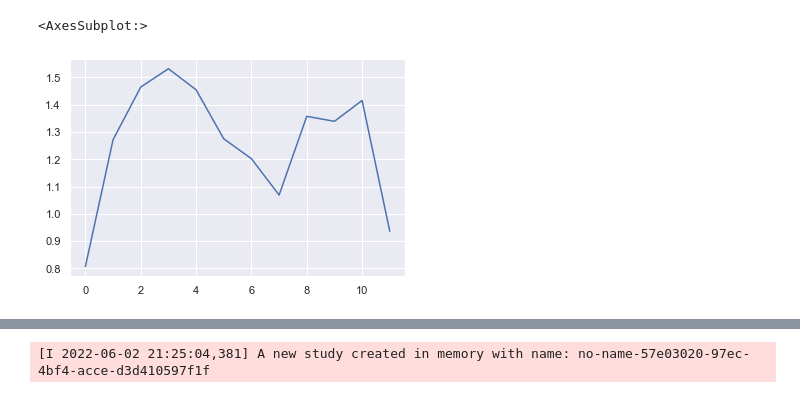
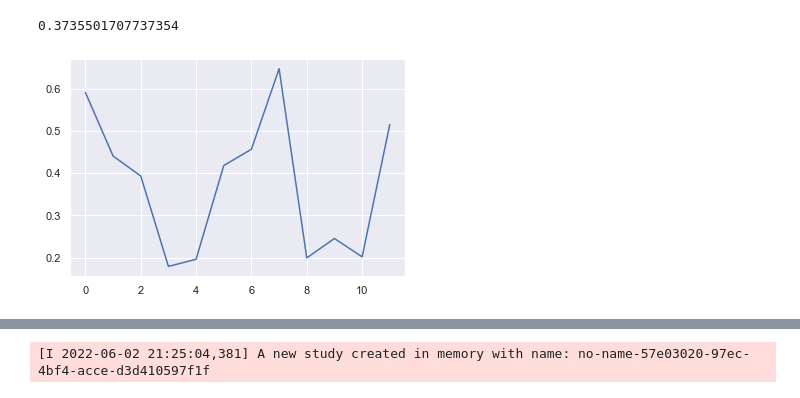
Before and after one commit to vlieven/G0Z39a, a Jupyter notebook: notebooks/test_forecasting.ipynb, the cells around one changed output, grey strips where cells are left out. Drawn from its saved outputs; the diff is of its cells as text; code cells hidden in the pictures.

```diff
--- a/notebooks/test_forecasting.ipynb
+++ b/notebooks/test_forecasting.ipynb
@@ -85,23 +111,31 @@ print(np.mean(scores))
-# %%
-import seaborn as sns
-
-sns.set(style="darkgrid")
-sns.lineplot(data=scores)
-# %% [output]
-<AxesSubplot:>
-[figure, removed]
 # %%
 from sklearn.pipeline import Pipeline
-from nepal.ml.transformers import RollingWindowSum
+from nepal.ml.transformers import RollingWindowSum, log_transformer
 
 transformers: Pipeline = Pipeline(
     [
         (
             "with_active_infections",
-            RollingWindowSum("new_cases", target="infections", window=10),
+            RollingWindowSum(
+                "new_cases", target="infections", window=10, transformer=log_transformer
+            ),
         ),
     ]
 )
+
+forecaster = LGBMForecaster(
+    lgb.LGBMRegressor(objective=mape.name), lag=18, transformers=transformers
+)
+
+scores: Sequence[float] = cross_validate(
+    forecaster, splitter=splitter, y=df_y, Xs=[extra_pop], loss=mape.function
+)
+
+sns.lineplot(data=scores)
+print(np.mean(scores))
+# %% [output]
+0.3735501707737354
+[figure, added]
 # %%
 import optuna
 
```
Also changed, not shown: parts of 7 cells of this notebook, 7 other files.
